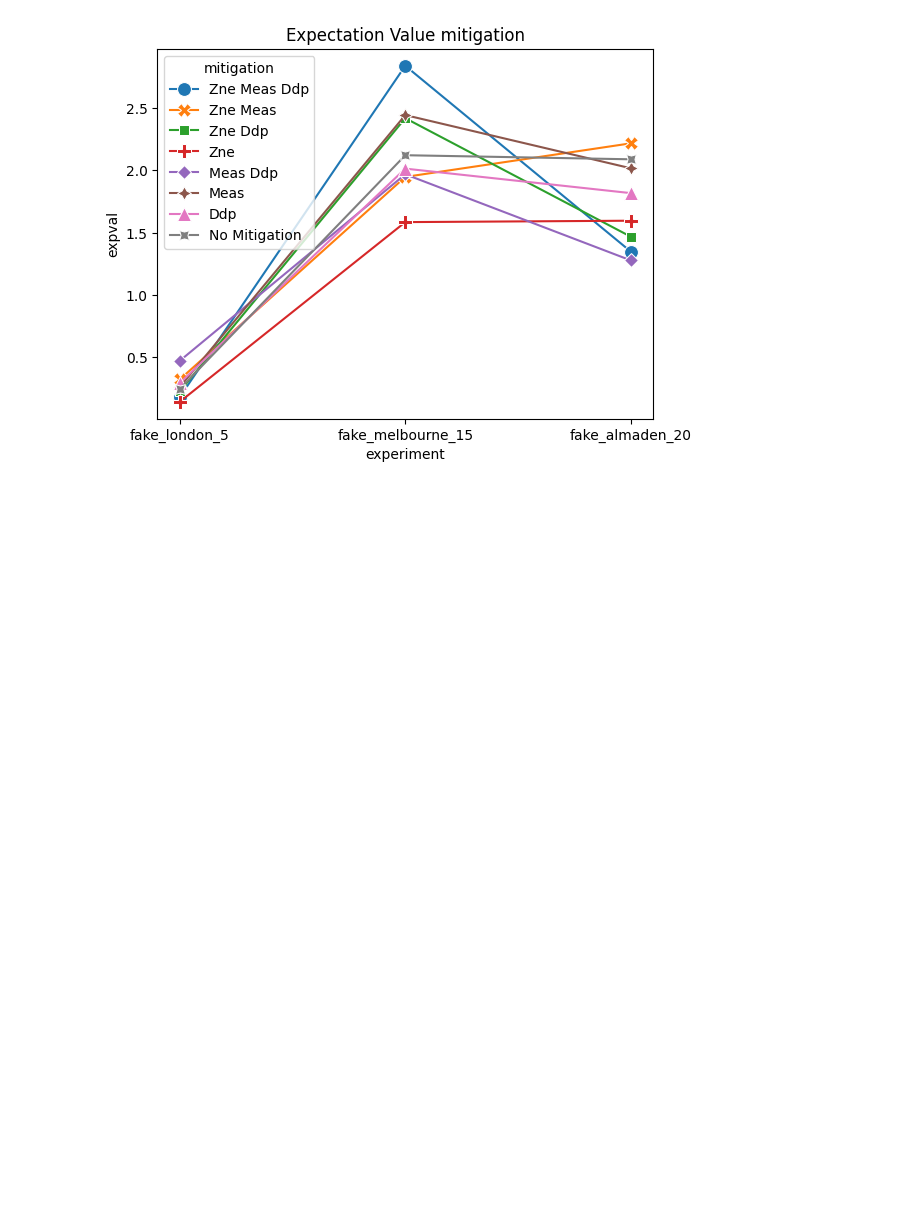
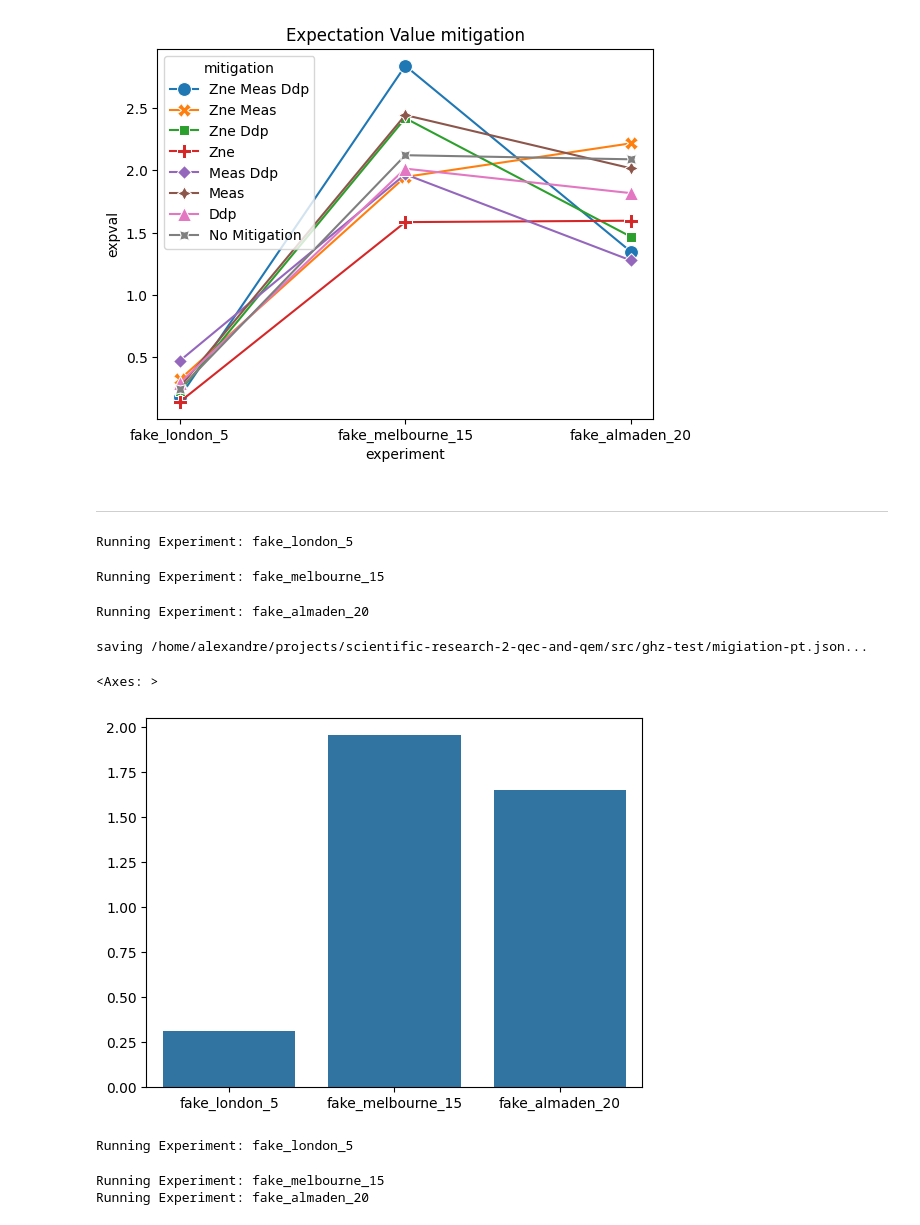
Before and after one commit to Dpbm/scientific-research-2-qec-and-qem, a Jupyter notebook: src/ghz.ipynb, the cells around one changed output. Saved outputs shown, nothing was run; the diff lists cells and outputs as text; code cells hidden in the pictures; blank space fills up the shorter version.

Commit message:
tests for pec pt and pea

```diff
--- a/src/ghz.ipynb
+++ b/src/ghz.ipynb
@@ -279,6 +279,9 @@ def ghz_estimate(qc, backend, methods):
     zne = methods.get('zne') or False
     meas = methods.get('meas') or False
     ddp = methods.get('ddp') or False
+    pt = methods.get('pt') or False
+    pea = methods.get('pea') or False
+    pec = methods.get('pec') or False
 
     if zne:
         estimator.options.resilience.zne_mitigation = True
@@ -294,6 +297,19 @@ def ghz_estimate(qc, backend, methods):
         estimator.options.dynamical_decoupling.enable = True
         estimator.options.dynamical_decoupling.sequence_type = "XpXm"
 
+    if pt:
+        estimator.options.twirling.enable_gates = True
+        estimator.options.twirling.num_randomizations = 32
+        estimator.options.twirling.shots_per_randomization = 100
+
+    if pea:
+        estimator.options.resilience.zne_mitigation = True
+        estimator.options.resilience.zne.amplifier = "pea"
+
+    if pec:
+        estimator.options.resilience.pec_mitigation = True
+        estimator.options.resilience.pec.max_overhead = 100
+
     n_qubits = qc.num_qubits
     obs = SparsePauliOp.from_sparse_list([('Z', [i], 1) for i in range(n_qubits)], num_qubits=n_qubits)
 
@@ -395,3 +411,16 @@ plt.savefig(generate_full_file_path(OUTPUT_PATH, "mitgation-expval-comparasion.p
 plt.show()
 # %% [output]
 [figure]
+# %% [markdown]
+---
+# %%
+pt_experiment = {}
+for circuit,backend in zip(ghz_circuits, backends):
+    label = f'{backend.name}_{backend.num_qubits}'
+    print(f"Running Experiment: {label}")
+    result = ghz_estimate(circuit, backend, {"pt":True})
+    pt_experiment[label] = float(result.data.evs[()])
+# %% [output]
+Running Experiment: fake_london_5
+Running Experiment: fake_melbourne_15
+Running Experiment: fake_almaden_20
@@ -397,0 +429,20 @@ plt.show()
+# %%
+export_data_json(pt_experiment, pt_experiment_path)
+# %% [output]
+saving /home/alexandre/projects/scientific-research-2-qec-and-qem/src/ghz-test/migiation-pt.json...
+# %%
+sns.barplot(x=list(pt_experiment.keys()), y=list(pt_experiment.values()))
+# %% [output]
+<Axes: >
+[figure, added]
+# %%
+pea_experiment = {}
+for circuit,backend in zip(ghz_circuits, backends):
+    label = f'{backend.name}_{backend.num_qubits}'
+    print(f"Running Experiment: {label}")
+    result = ghz_estimate(circuit, backend, {"pea":True})
+    pea_experiment[label] = float(result.data.evs[()])
+# %% [output]
+Running Experiment: fake_london_5
+Running Experiment: fake_melbourne_15
+Running Experiment: fake_almaden_20
```
Also changed, not shown: parts of 8 cells of this notebook, 3 other files.
